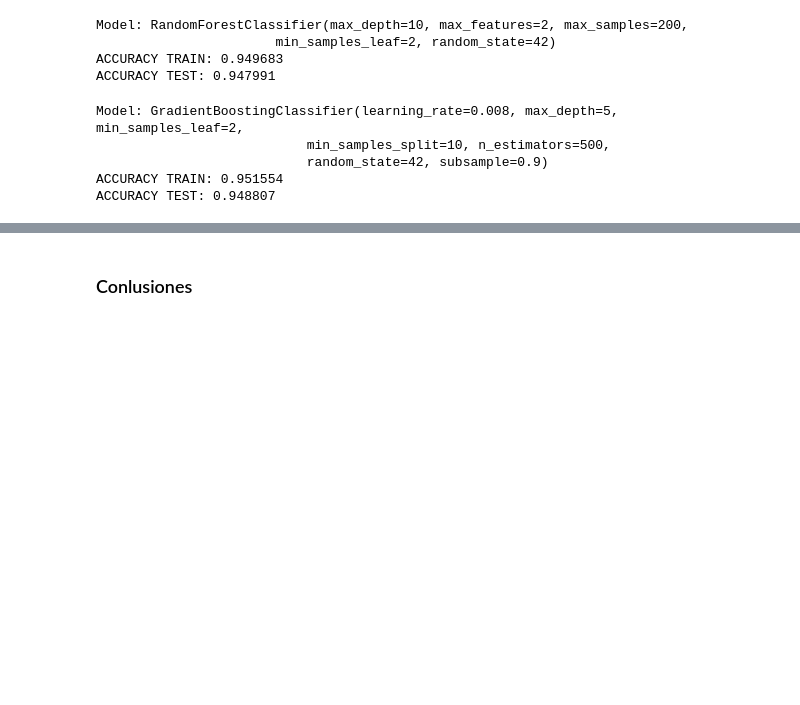
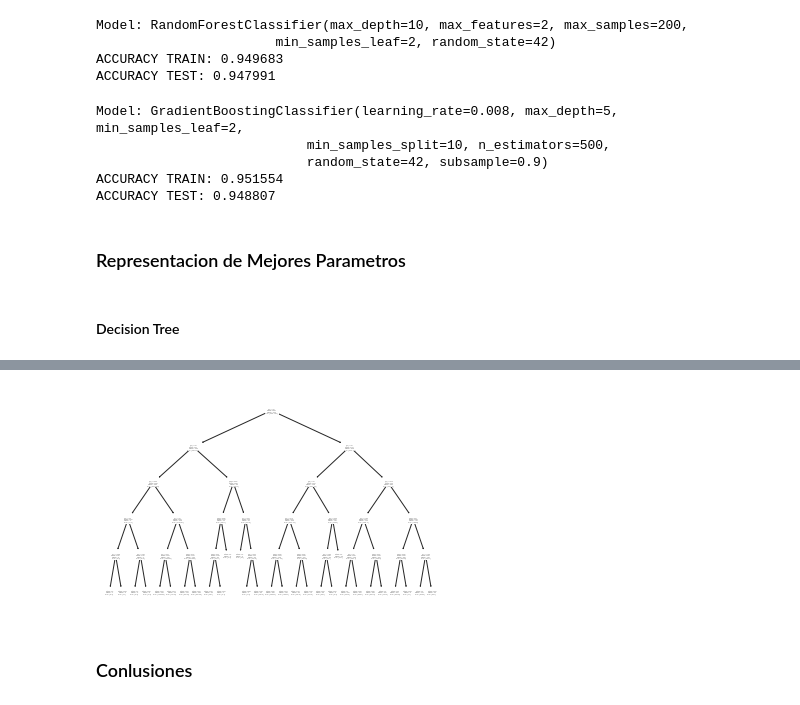
Before and after one commit to Ecaballero333/Obligatorio_ML, a Jupyter notebook: ModeloGradientBoosting.ipynb, the cells around one changed output, grey strips where cells are left out. Drawn from its saved outputs; the diff is of its cells as text; code cells hidden in the pictures; blank space fills up the shorter version.

Commit message:
Impresion de Arbol Decision Tree Classifier.

```diff
--- a/ModeloGradientBoosting.ipynb
+++ b/ModeloGradientBoosting.ipynb
@@ -717,3 +715,15 @@ Model: GradientBoostingClassifier(learning_rate=0.008, max_depth=5, min_samples_
                            random_state=42, subsample=0.9)
 ACCURACY TRAIN: 0.951554
 ACCURACY TEST: 0.948807
+# %% [markdown]
+### Representacion de Mejores Parametros
+# %% [markdown]
+#### Decision Tree
+# %%
+from sklearn import tree
+import graphviz
+tree.plot_tree(treeMP)
+dot_data = tree.export_graphviz(treeMP, out_file = None)
+graph = graphviz.Source(dot_data)
+graph
+# %% [output]
@@ -720,3 +731,4 @@ ACCURACY TEST: 0.948807
+[figure, added]
 # %% [markdown]
 ### Conlusiones
 # %% [markdown]
```
Also changed, not shown: parts of 2 cells of this notebook.
